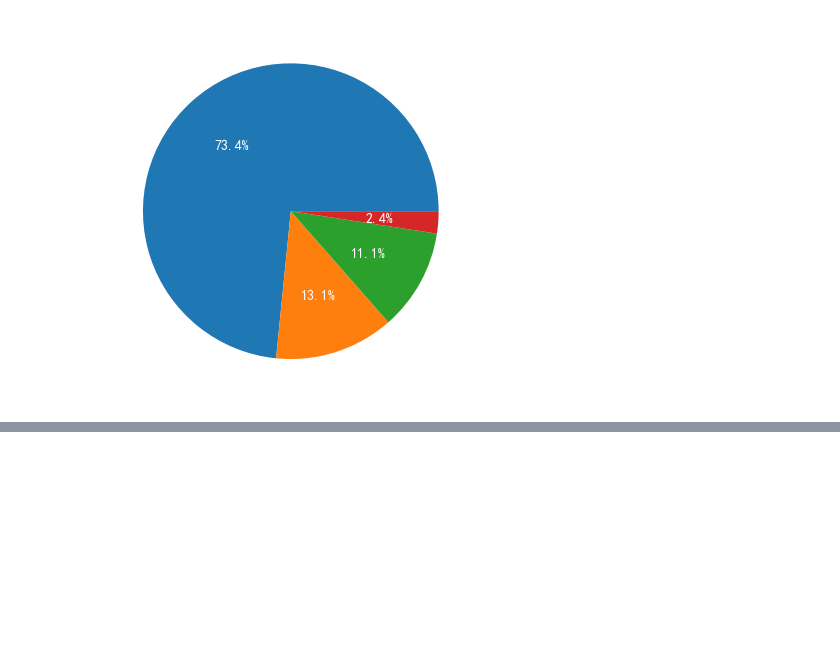
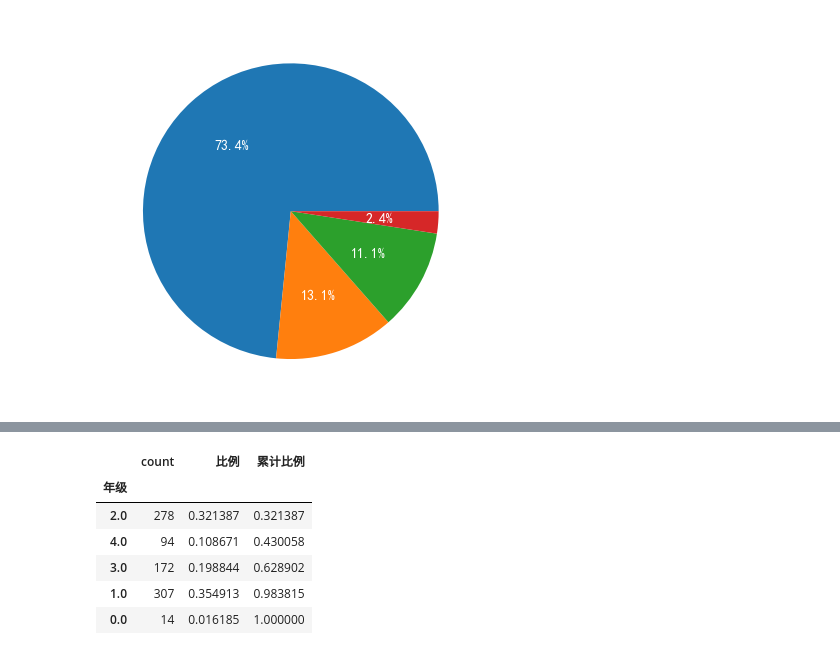
Before and after one commit to 02Yyli/liy7uanyuan, a Jupyter notebook: description.ipynb, the cells around one changed output, grey strips where cells are left out. Saved outputs shown, nothing was run; the diff lists cells and outputs as text; code cells hidden in the pictures; blank space fills up the shorter version.

```diff
--- a/description.ipynb
+++ b/description.ipynb
@@ -40,0 +95,12 @@ plt.show()
+# %%
+import mytools
+描述统计结果表 = mytools.有序变量描述统计函数(国家认同调查数据表,'年级')
+描述统计结果表
+# %% [output]
+|  | count | 比例 | 累计比例 |
+| 年级 |  |  |  |
+| 2.0 | 278 | 0.321387 | 0.321387 |
+| 4.0 | 94 | 0.108671 | 0.430058 |
+| 3.0 | 172 | 0.198844 | 0.628902 |
+| 1.0 | 307 | 0.354913 | 0.983815 |
+| 0.0 | 14 | 0.016185 | 1.000000 |
```
Also changed, not shown: parts of 8 cells of this notebook, 2 other files.
